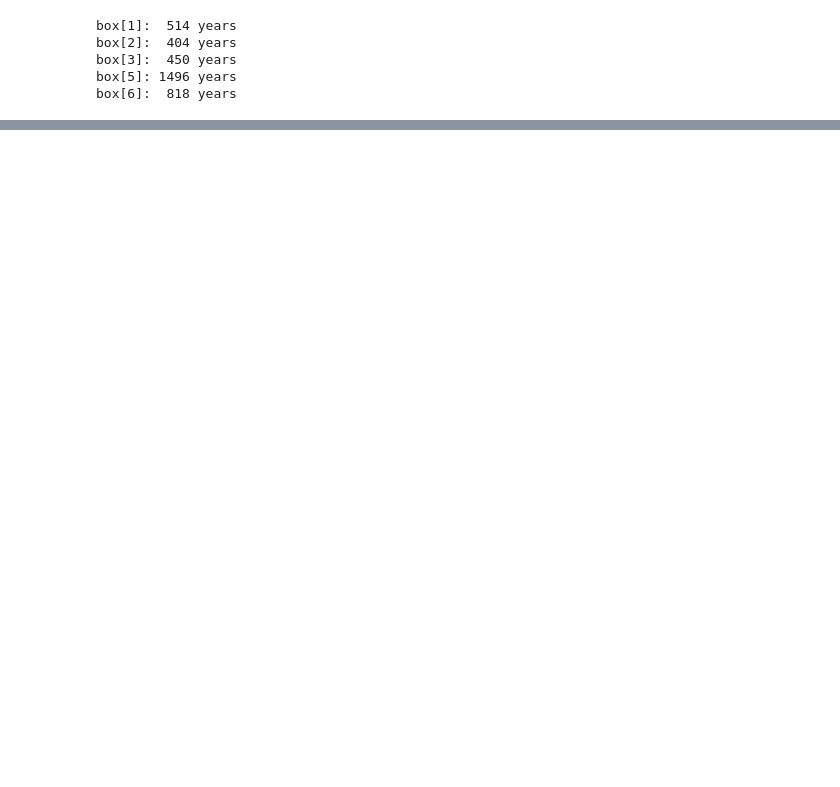
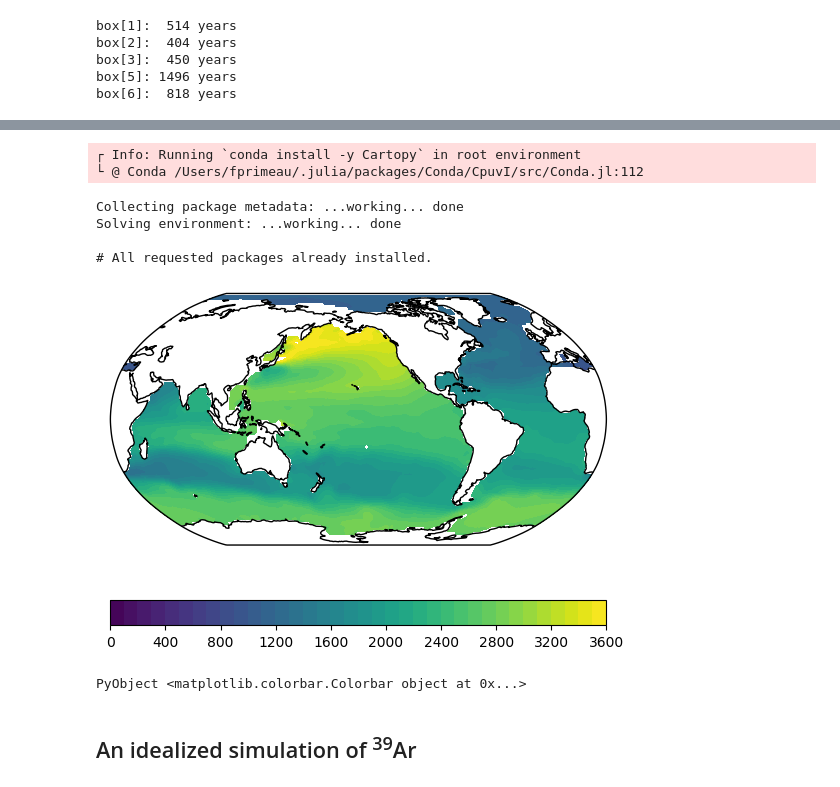
Before and after one commit to fprimeau/BIOGEOCHEM_TEACHING, a Jupyter notebook: Lesson1transport_II.ipynb, the cells around one changed output, grey strips where cells are left out. Cells and saved outputs as stored; diff of their text form; code cells hidden in the pictures; blank space fills up the shorter version.

```diff
--- a/Lesson1transport_II.ipynb
+++ b/Lesson1transport_II.ipynb
@@ -146,0 +164,2 @@ Try modifying the strength of the currents of the high latitude convective mixin
+# %%
+lat, lon = vec(grd["yt"]), vec(grd["xt"]);
@@ -146,0 +169,4 @@ Try modifying the strength of the currents of the high latitude convective mixin
+# %%
+c14age_3d = NaN * mask     # creates a 3D array of NaNs
+c14age_3d[iwet] = c14age   # Fills the wet grid boxes with the age values
+size(c14age_3d)            # Just to check the size of age_3D
@@ -146,0 +175,4 @@ Try modifying the strength of the currents of the high latitude convective mixin
+# %%
+depth = vec(grd["zt"])
+iz = findfirst(depth .> 700)
+iz, depth[iz]
@@ -146,0 +181,2 @@ Try modifying the strength of the currents of the high latitude convective mixin
+# %%
+c14age_3d_1000m_yr = c14age_3d[:,:,iz] * ustrip(1.0u"s" |> u"yr")
@@ -146,0 +201,24 @@ Try modifying the strength of the currents of the high latitude convective mixin
+# %%
+using Conda; Conda.add("Cartopy")
+#Conda.add("cartopy.crs")
+
+ccrs = pyimport("cartopy.crs")
+ax = subplot(projection=ccrs.Robinson(central_longitude=-155.0))
+ax.coastlines()
+# making it cyclic for Cartopy
+lon_cyc = [lon; 360+lon[1]]
+age_cyc = hcat(c14age_3d_1000m_yr, c14age_3d_1000m_yr[:,1])
+# And plot
+p = contourf(lon_cyc, lat, age_cyc, levels=0:100:3600, transform=ccrs.PlateCarree(), zorder=-1)
+colorbar(p, orientation="horizontal")
+# %% [output]
+┌ Info: Running `conda install -y Cartopy` in root environment
+└ @ Conda /Users/fprimeau/.julia/packages/Conda/CpuvI/src/Conda.jl:112
+Collecting package metadata: ...working... done
+Solving environment: ...working... done
+
+# All requested packages already installed.
+[figure, added]
+PyObject <matplotlib.colorbar.Colorbar object at 0x...>
+# %% [markdown]
+## An idealized simulation of <sup>39</sup>Ar
```
Also changed, not shown: parts of 24 cells of this notebook.
